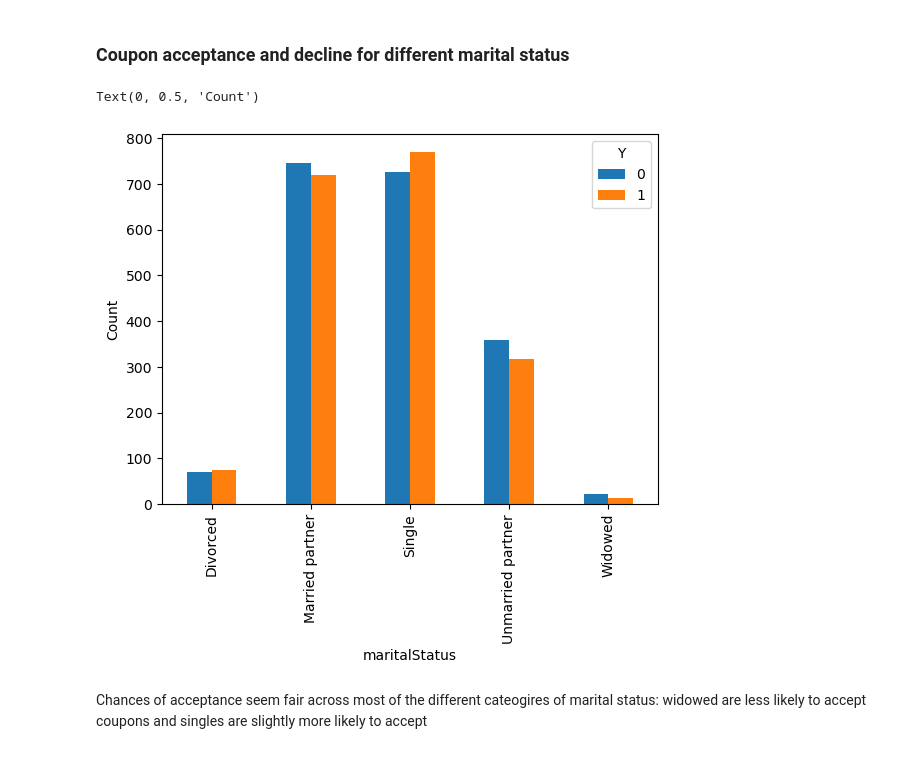
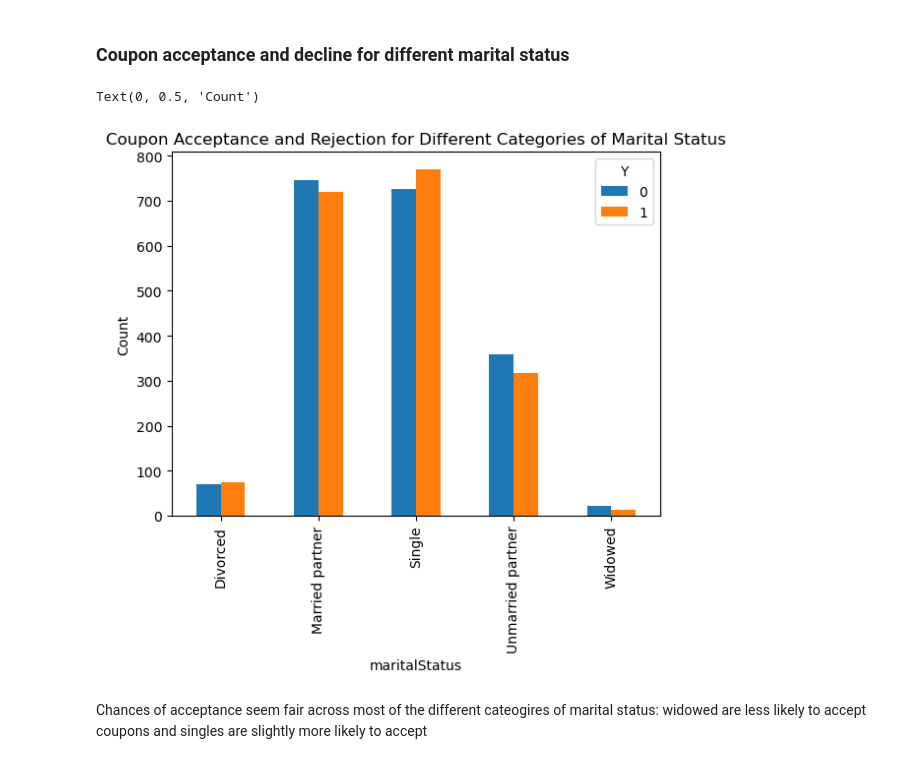
Before and after one commit to SubhamGhosh12/UC_Berkeley_AI_ML, a Jupyter notebook: prompt1.ipynb, the cells around one changed output. Saved outputs shown, nothing was run; the diff lists cells and outputs as text; code cells hidden in the pictures.

```diff
--- a/prompt1.ipynb
+++ b/prompt1.ipynb
@@ -427,11 +432,11 @@ The above plot shows that there is approximately a 50-50 chance of acceptance fo
 # %% [markdown]
 ### Coupon acceptance and decline for different marital status
 # %%
-ax=pd.crosstab(df_coffee.maritalStatus, df_coffee.Y).plot(kind='bar')
+ax=pd.crosstab(df_coffee.maritalStatus, df_coffee.Y).plot(kind='bar', title = 'Coupon Acceptance and Rejection for Different Categories of Marital Status')
 ax.set_ylabel("Count")
 # %% [output]
 Text(0, 0.5, 'Count')
-[figure, old version]
+[figure, new version]
 # %% [markdown]
 Chances of acceptance seem fair across most of the different cateogires of marital status: widowed are less likely to accept
 coupons and singles are slightly more likely to accept
```
Also changed, not shown: parts of 40 cells of this notebook.
